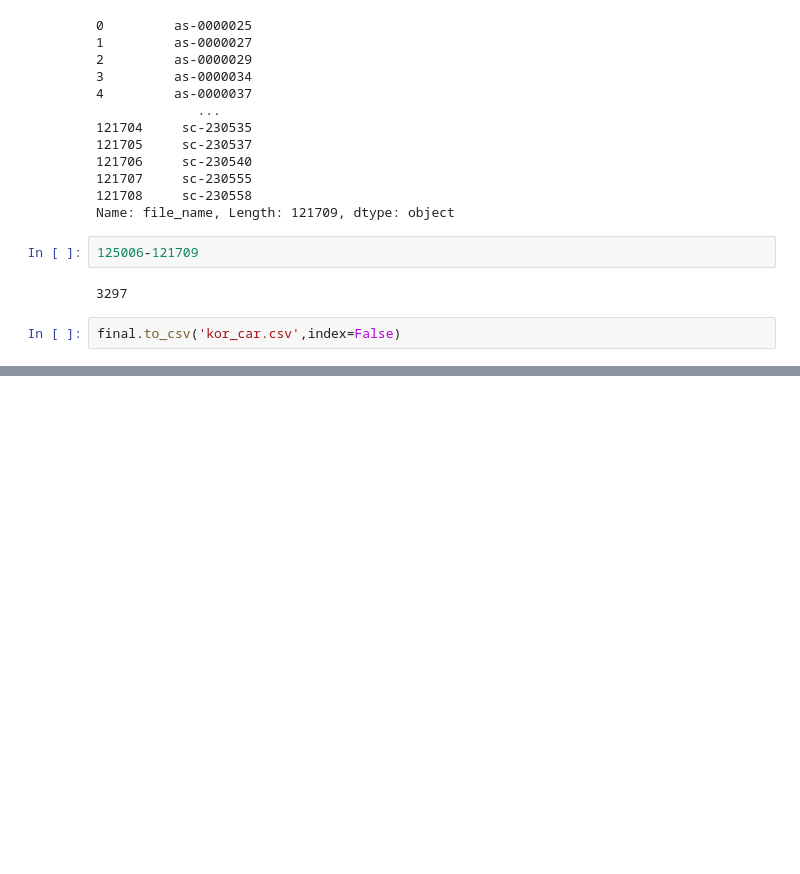
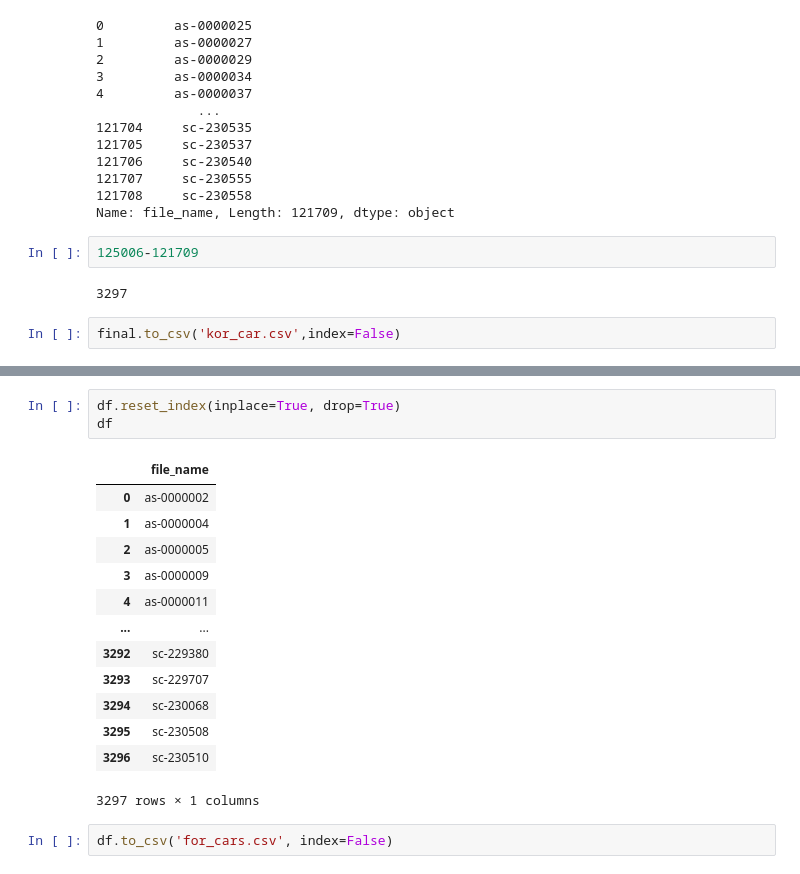
Before and after one commit to khun0115/Final_Project, a Jupyter notebook: datatest.ipynb, the cells around one changed output, grey strips where cells are left out. Drawn from its saved outputs; the diff is of its cells as text; blank space fills up the shorter version.

```diff
--- a/datatest.ipynb
+++ b/datatest.ipynb
@@ -841,0 +939,19 @@ final.to_csv('kor_car.csv',index=False)
+# %%
+df.reset_index(inplace=True, drop=True)
+df
+# %% [output]
+|  | file_name |
+| 0 | as-0000002 |
+| 1 | as-0000004 |
+| 2 | as-0000005 |
+| 3 | as-0000009 |
+| 4 | as-0000011 |
+| ... | ... |
+| 3292 | sc-229380 |
+| 3293 | sc-229707 |
+| 3294 | sc-230068 |
+| 3295 | sc-230508 |
+| 3296 | sc-230510 |
+3297 rows × 1 columns
+# %%
+df.to_csv('for_cars.csv', index=False)
```
Also changed, not shown: parts of 15 cells of this notebook, 3 other files.
